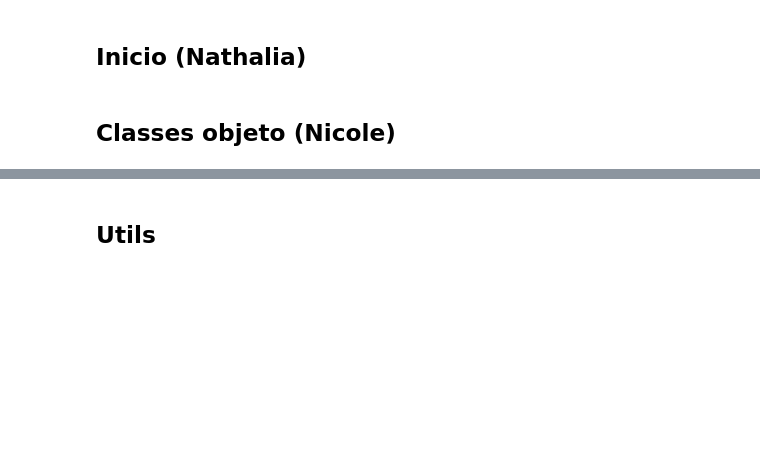
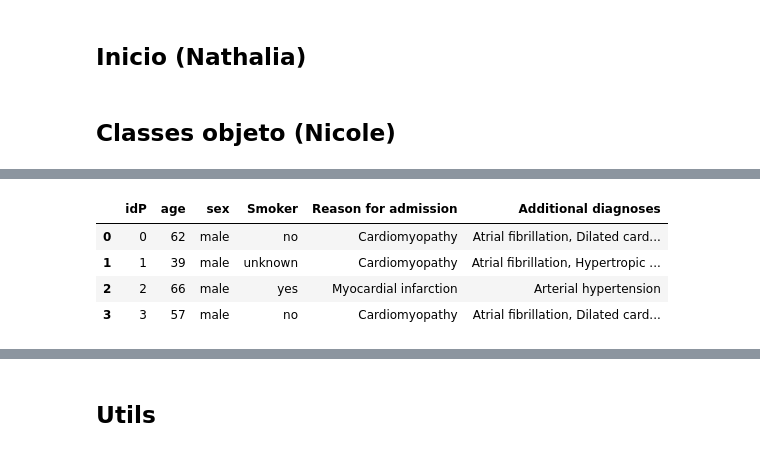
Before and after one commit to Ni-cole17/Diagnostic-ECG-Database, a Jupyter notebook: Trabalho_Tecnicas.ipynb, the cells around one changed output, grey strips where cells are left out. Drawn from its saved outputs; the diff is of its cells as text; code cells hidden in the pictures; blank space fills up the shorter version.

```diff
--- a/Trabalho_Tecnicas.ipynb
+++ b/Trabalho_Tecnicas.ipynb
@@ -248,0 +407,8 @@ K = Patient(dicio_patient)
+# %%
+patient
+# %% [output]
+|  | idP | age | sex | Smoker | Reason for admission | Additional diagnoses |
+| 0 | 0 | 62 | male | no | Cardiomyopathy | Atrial fibrillation, Dilated card... |
+| 1 | 1 | 39 | male | unknown | Cardiomyopathy | Atrial fibrillation, Hypertropic ... |
+| 2 | 2 | 66 | male | yes | Myocardial infarction | Arterial hypertension |
+| 3 | 3 | 57 | male | no | Cardiomyopathy | Atrial fibrillation, Dilated card... |
```
Also changed, not shown: parts of 40 cells of this notebook.
